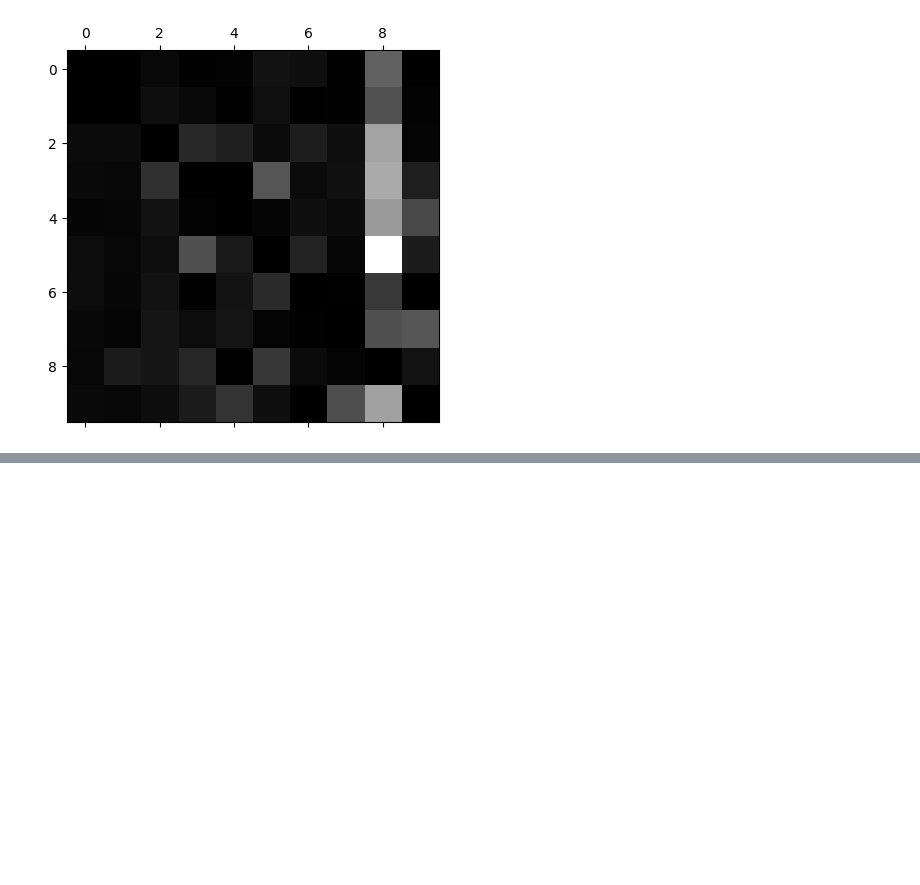
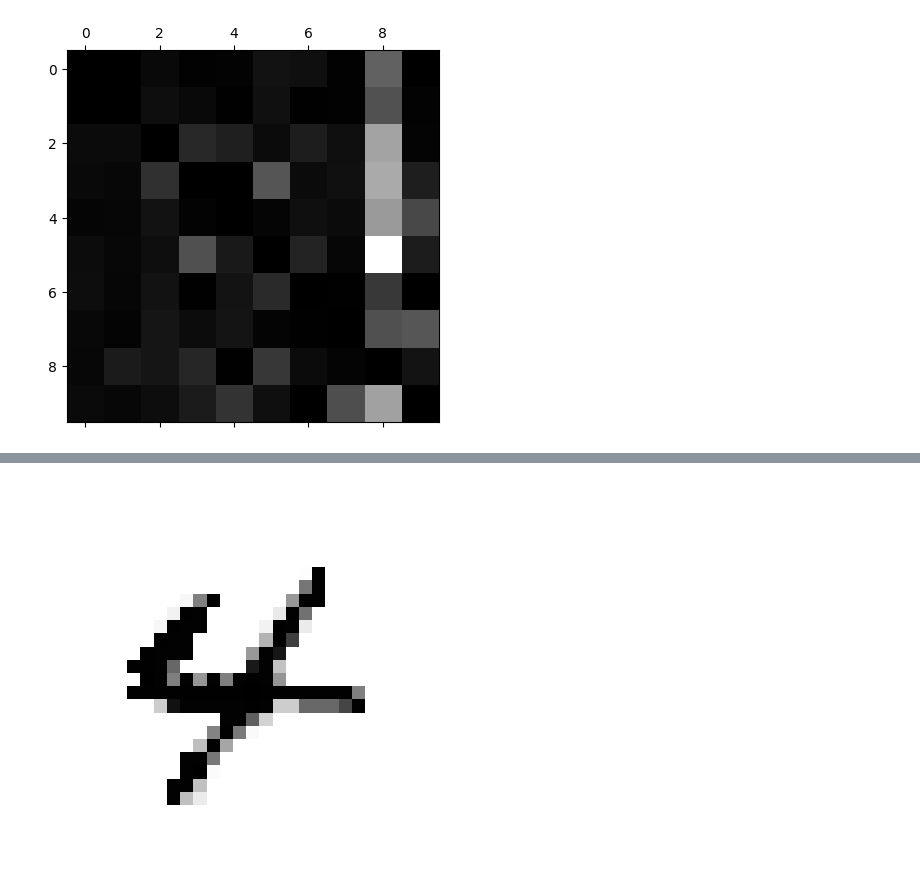
Before and after one commit to LeeKwangHyo/rail-project, a Jupyter notebook: Mnist.ipynb, the cells around one changed output, grey strips where cells are left out. Saved outputs shown, nothing was run; the diff lists cells and outputs as text; code cells hidden in the pictures; blank space fills up the shorter version.

```diff
--- a/Mnist.ipynb
+++ b/Mnist.ipynb
@@ -321,0 +329,9 @@ AttributeError: 'str' object has no attribute 'reshape'
+# %%
+from sklearn.neighbors import KNeighborsClassifier
+
+y_train_large = (y_train>=7)
+y_train_odd = (y_train %2 == 1)
+y_multilabel = np.c_[y_train_large, y_train_odd]
+
+knn_clf = KNeighborsClassifier()
+knn_clf.fit(X_train, y_multilabel)
@@ -321,0 +380,7 @@ AttributeError: 'str' object has no attribute 'reshape'
+# %%
+
+knn_clf.fit(X_train_mod, y_train_mod)
+clean_digit = knn_clf.predict([X_test_mod.to_numpy()[some_index]])
+plot_digit(clean_digit)
+# %% [output]
+[figure, added]
```
Also changed, not shown: parts of 11 cells of this notebook.
